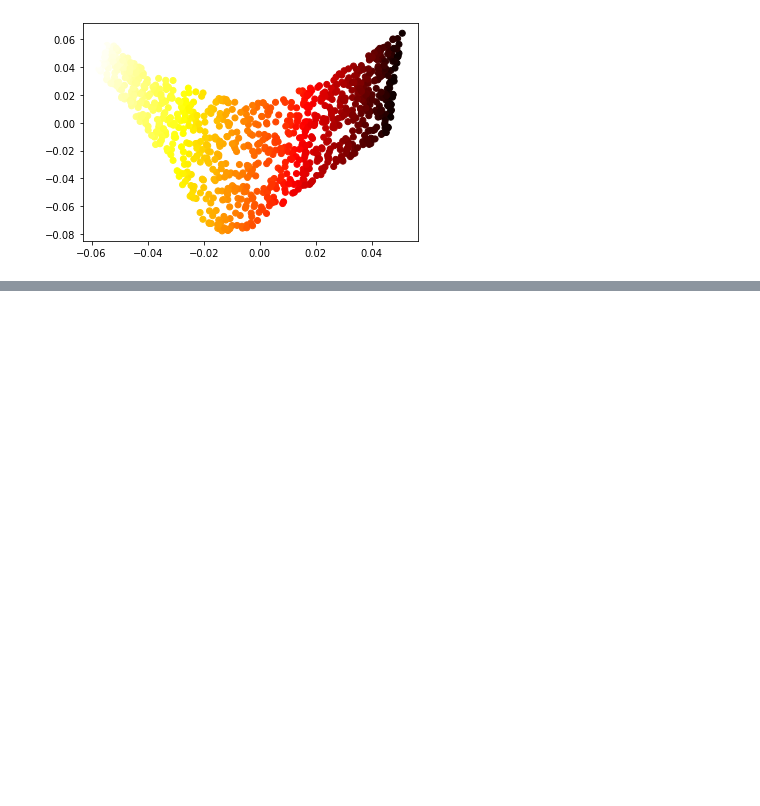
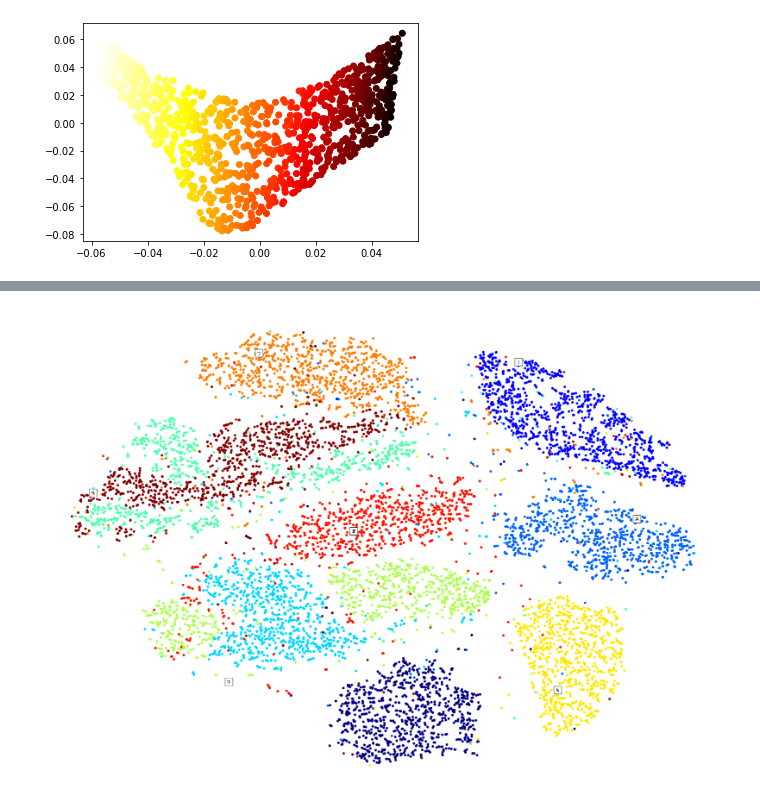
Before and after one commit to HectorFranc/ML-notebook, a Jupyter notebook: lessons/6.-Decomposition.ipynb, the cells around one changed output, grey strips where cells are left out. Drawn from its saved outputs; the diff is of its cells as text; code cells hidden in the pictures; blank space fills up the shorter version.

```diff
--- a/lessons/6.-Decomposition.ipynb
+++ b/lessons/6.-Decomposition.ipynb
@@ -225,0 +381,4 @@ plt.scatter(X_reduced[:, 0], X_reduced[:, 1], c=t, cmap='hot')
+# %%
+plot_digits(X_reduced, y, images=X, figsize=(35, 25), min_distance=0.4)
+# %% [output]
+[figure, added]
```
Also changed, not shown: parts of 16 cells of this notebook.
